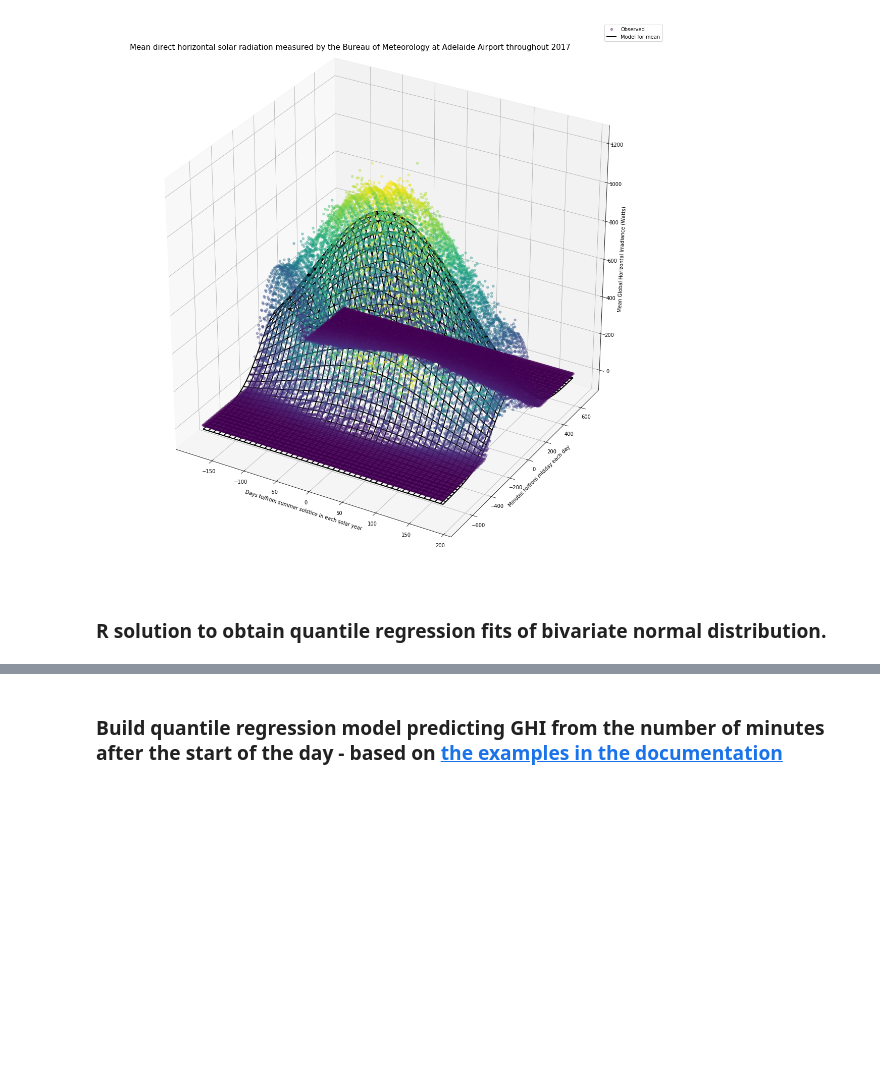
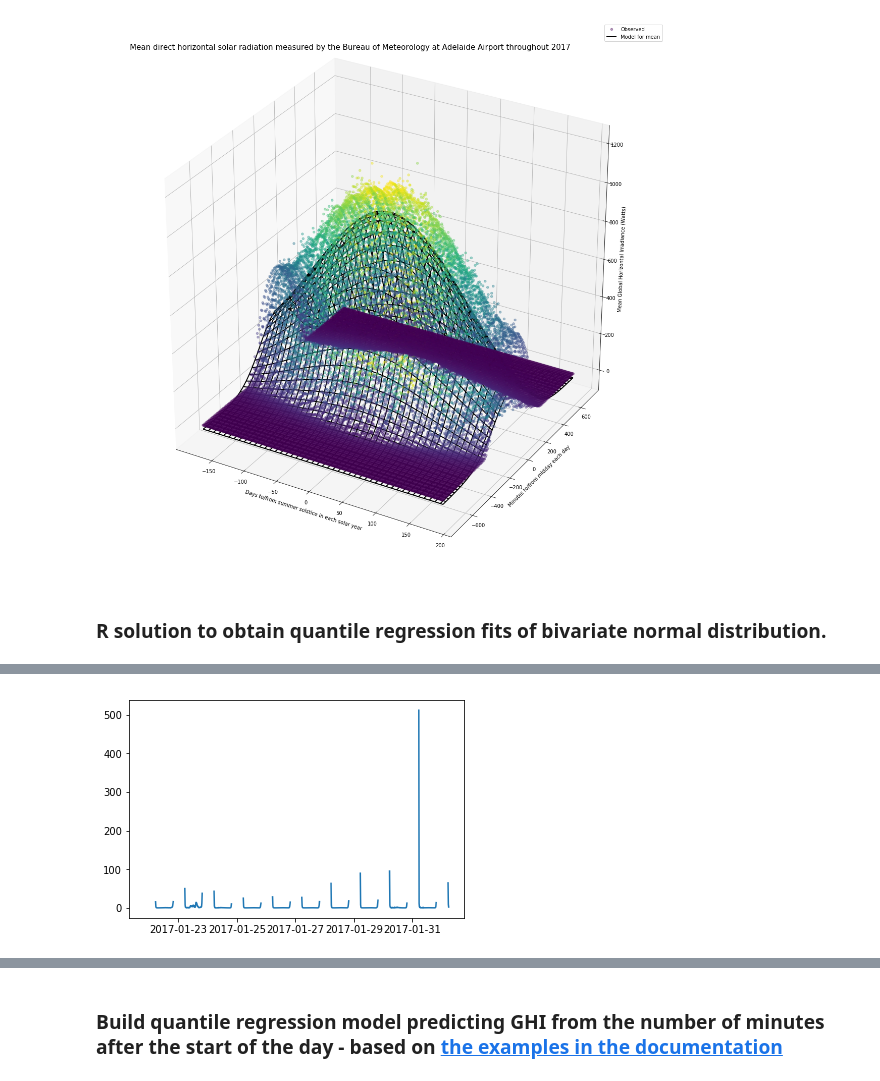
Before and after one commit to MSAmit/Capstone-project, a Jupyter notebook: Normalise_using_clear_sky_model.ipynb, the cells around one changed output, grey strips where cells are left out. Saved outputs shown, nothing was run; the diff lists cells and outputs as text; code cells hidden in the pictures; blank space fills up the shorter version.

```diff
--- a/Normalise_using_clear_sky_model.ipynb
+++ b/Normalise_using_clear_sky_model.ipynb
@@ -627 +637,5 @@ y_hat_65 = np.array(y_hat_65)
+# %%
+plt.plot(y_hat_55[2000:3000]/df1.GHI[2000:3000]);
+# %% [output]
+[figure, added]
 # %%
```
Also changed, not shown: parts of 10 cells of this notebook.
